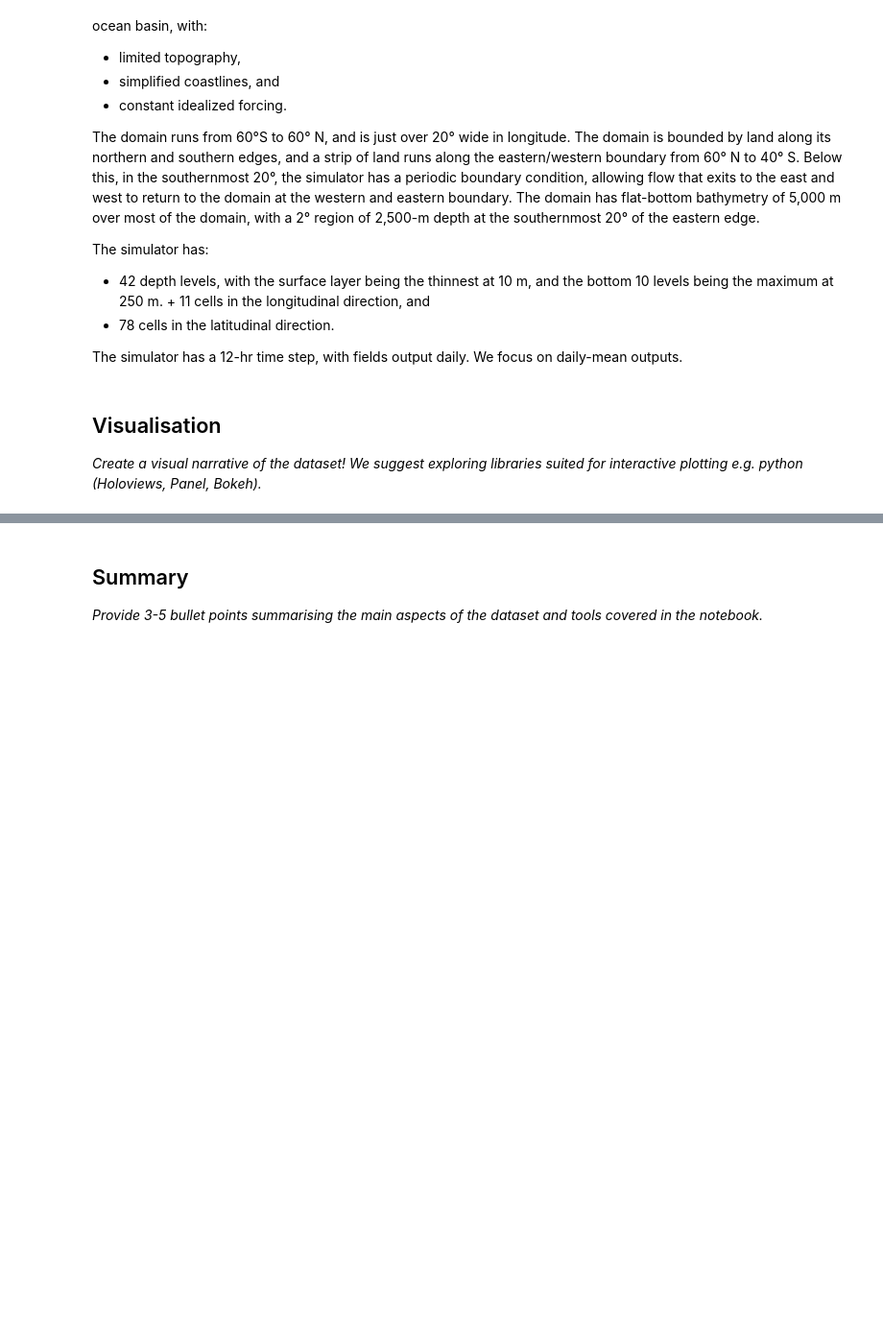
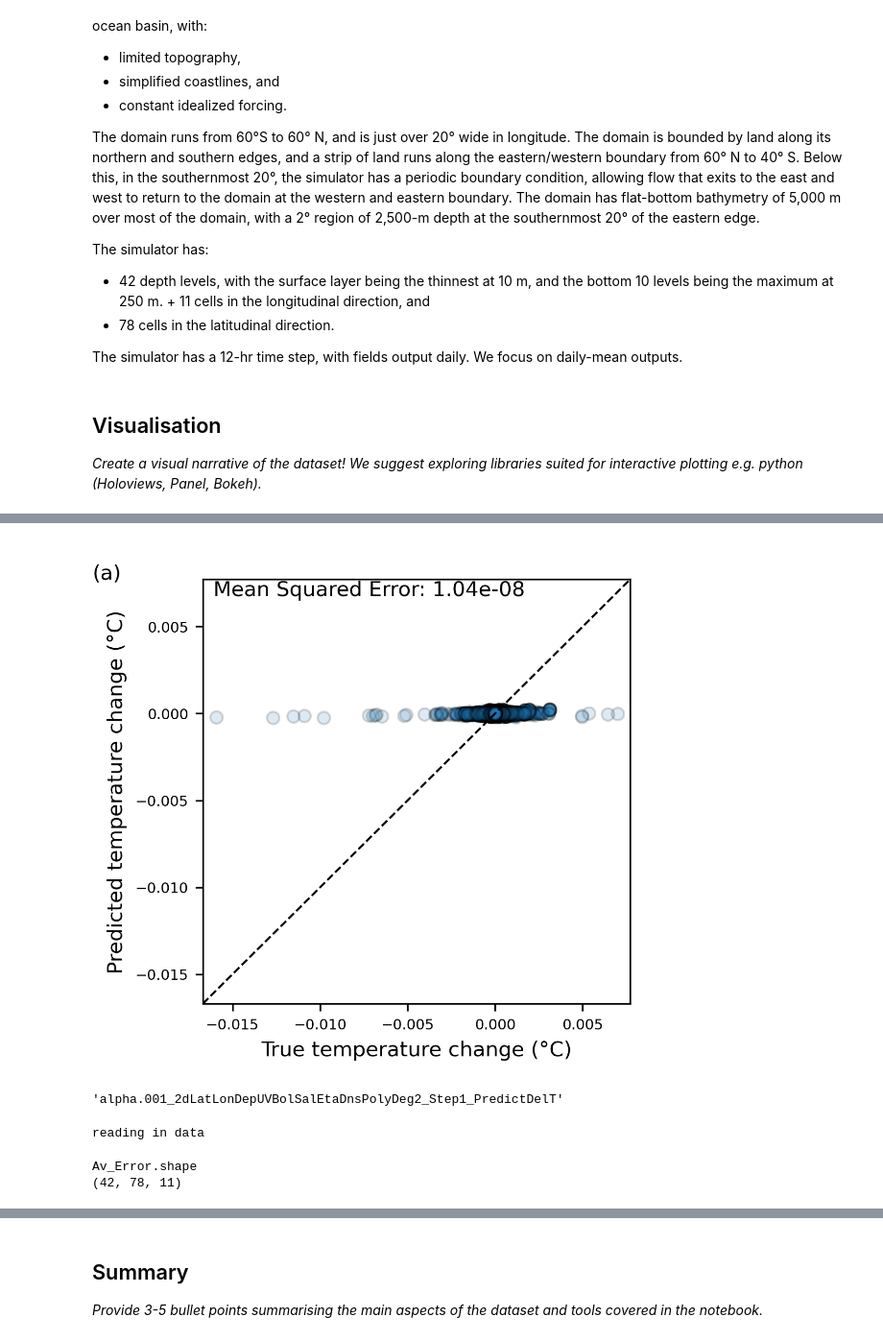
Before and after one commit to eds-book-gallery/3286b92f-4fae-4cc6-a29e-e408bc844542, a Jupyter notebook: notebooks/notebook.ipynb, the cells around one changed output, grey strips where cells are left out. Shown at 96% size. Cells and saved outputs as stored; diff of their text form; code cells hidden in the pictures; blank space fills up the shorter version.

```diff
--- a/notebooks/notebook.ipynb
+++ b/notebooks/notebook.ipynb
@@ -273,0 +371,35 @@ The simulator has a 12-hr time step, with fields output daily. We focus on daily
+# %%
+# Read in mean and std
+path='../../INPUT_OUTPUT_ARRAYS/'
+mean_std_file = path+'SinglePoint_'+data_name+'_MeanStd.npz'
+zip_mean_std_file = mean_std_file+'.gz'
+if os.path.isfile(mean_std_file):
+       mean_std_data = np.load(mean_std_file)
+elif os.path.isfile(zip_mean_std_file):
+       os.system("gunzip %s" % (zip_mean_std_file))
+       mean_std_data = np.load(mean_std_file)
+       os.system("gunzip %s" % (mean_std_file))
+input_mean  = mean_std_data['arr_0']
+input_std   = mean_std_data['arr_1']
+output_DelT_mean = mean_std_data['arr_2']
+output_DelT_std  = mean_std_data['arr_3']
+output_Temp_mean = mean_std_data['arr_4']
+output_Temp_std  = mean_std_data['arr_5']
+
+if run_vars['predict'] == 'DelT':
+       output_mean = output_DelT_mean
+       output_std = output_DelT_std
+elif run_vars['predict'] == 'Temp':
+       output_mean = output_Temp_mean
+       output_std = output_Temp_std
+# %%
+# define denormalising function
+def denormalise_data(norm_data,mean,std):
+    denorm_data = norm_data * std + mean
+    return denorm_data
+# %%
+# denormalise the predictions and true outputs
+denorm_lr_predicted_tr = denormalise_data(norm_lr_predicted_tr, output_mean, output_std)
+denorm_lr_predicted_val = denormalise_data(norm_lr_predicted_val, output_mean, output_std)
+denorm_outputs_tr = denormalise_data(norm_outputs_tr, output_mean, output_std)
+denorm_outputs_val = denormalise_data(norm_outputs_val, output_mean, output_std)
@@ -273,0 +413,9 @@ The simulator has a 12-hr time step, with fields output daily. We focus on daily
+# %%
+top    = max(max(denorm_outputs_tr), max(denorm_lr_predicted_tr), max(denorm_outputs_val), max(denorm_lr_predicted_val))
+top    = top + 0.1*abs(top)
+bottom = min(min(denorm_outputs_tr), min(denorm_lr_predicted_tr), min(denorm_outputs_val), min(denorm_lr_predicted_val))
+bottom = bottom - 0.1*abs(top)
+# %%
+am.plot_scatter(model_name, denorm_outputs_tr, denorm_lr_predicted_tr, name='train', top=top, bottom=bottom, text='(a)',save=False)
+# %% [output]
+[figure, added]
@@ -273,0 +440,22 @@ The simulator has a 12-hr time step, with fields output daily. We focus on daily
+# %%
+exp_name
+# %% [output]
+'alpha.001_2dLatLonDepUVBolSalEtaDnsPolyDeg2_Step1_PredictDelT'
+# %%
+#------------------------
+print('reading in data')
+#------------------------
+rootdir='/home/jovyan/ops/lr_Outputs/'
+data_filename=rootdir+'ITERATED_PREDICTION_ARRAYS/'+exp_name+'_AveragedSinglePredictions.nc'
+ds = xr.open_dataset(data_filename)
+da_Av_Error=ds['Av_Errors'].values
+da_Av_AbsError=ds['Av_AbsErrors'].values
+da_wtd_Av_Error=ds['Weighted_Av_Errors'].values
+da_CC=ds['Cor_Coef'].values
+
+cntrl_filename = rootdir+'ITERATED_PREDICTION_ARRAYS/'+cntrl_name+'_AveragedSinglePredictions.nc'
+cntrl_ds = xr.open_dataset(cntrl_filename)
+da_cntrl_Av_AbsError=cntrl_ds['Av_AbsErrors'].values
+da_cntrl_CC=cntrl_ds['Cor_Coef'].values
+# %% [output]
+reading in data
@@ -273,0 +474,10 @@ The simulator has a 12-hr time step, with fields output daily. We focus on daily
+# %%
+z_size = Av_Error.shape[0]
+y_size = Av_Error.shape[1]
+x_size = Av_Error.shape[2]
+
+print('Av_Error.shape')
+print(Av_Error.shape)
+# %% [output]
+Av_Error.shape
+(42, 78, 11)
```
Also changed, not shown: parts of 29 cells of this notebook.
